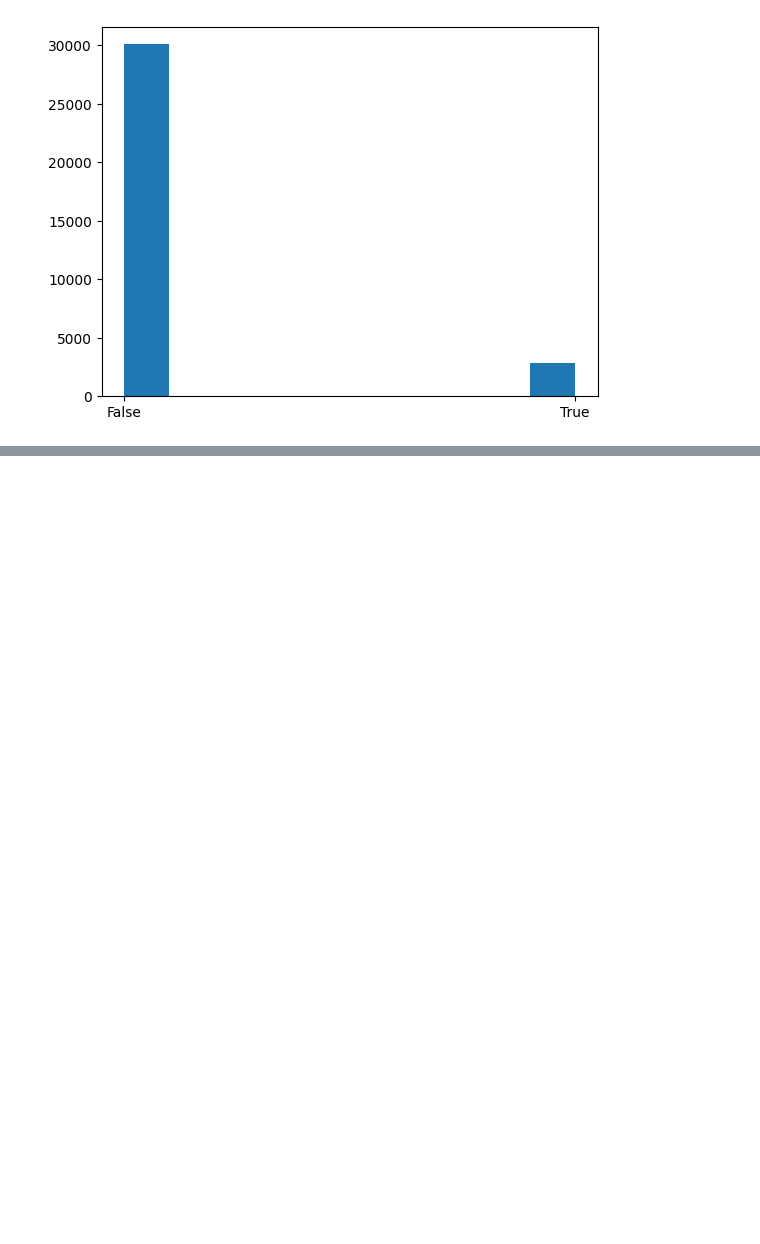
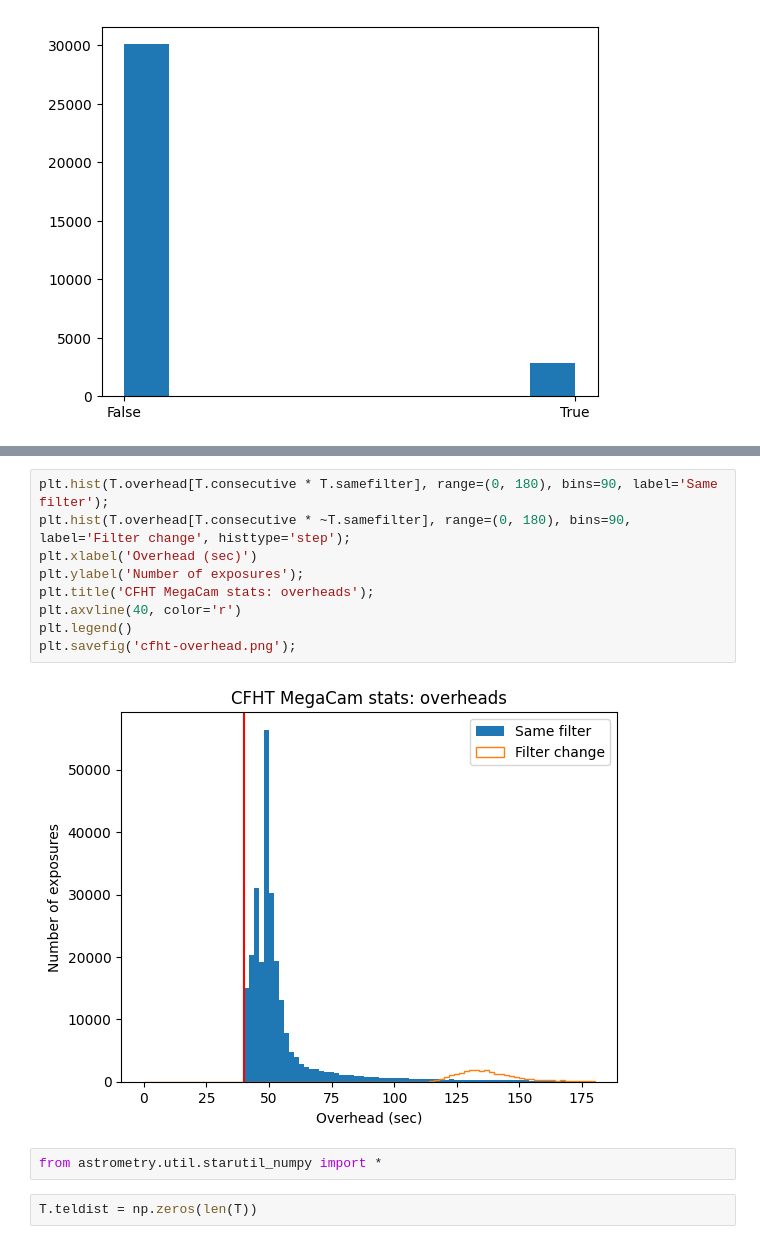
Before and after one commit to dstndstn/medium-band-surveys, a Jupyter notebook: megacam-stats.ipynb, the cells around one changed output, grey strips where cells are left out. Saved outputs shown, nothing was run; the diff lists cells and outputs as text; blank space fills up the shorter version.

```diff
--- a/megacam-stats.ipynb
+++ b/megacam-stats.ipynb
@@ -185,0 +224,15 @@ plt.hist(U.moonup[I])
+# %%
+plt.hist(T.overhead[T.consecutive * T.samefilter], range=(0, 180), bins=90, label='Same filter');
+plt.hist(T.overhead[T.consecutive * ~T.samefilter], range=(0, 180), bins=90, label='Filter change', histtype='step');
+plt.xlabel('Overhead (sec)')
+plt.ylabel('Number of exposures');
+plt.title('CFHT MegaCam stats: overheads');
+plt.axvline(40, color='r')
+plt.legend()
+plt.savefig('cfht-overhead.png');
+# %% [output]
+[figure, added]
+# %%
+from astrometry.util.starutil_numpy import *
+# %%
+T.teldist = np.zeros(len(T))
```
Also changed, not shown: parts of 24 cells of this notebook, 2 other files.
